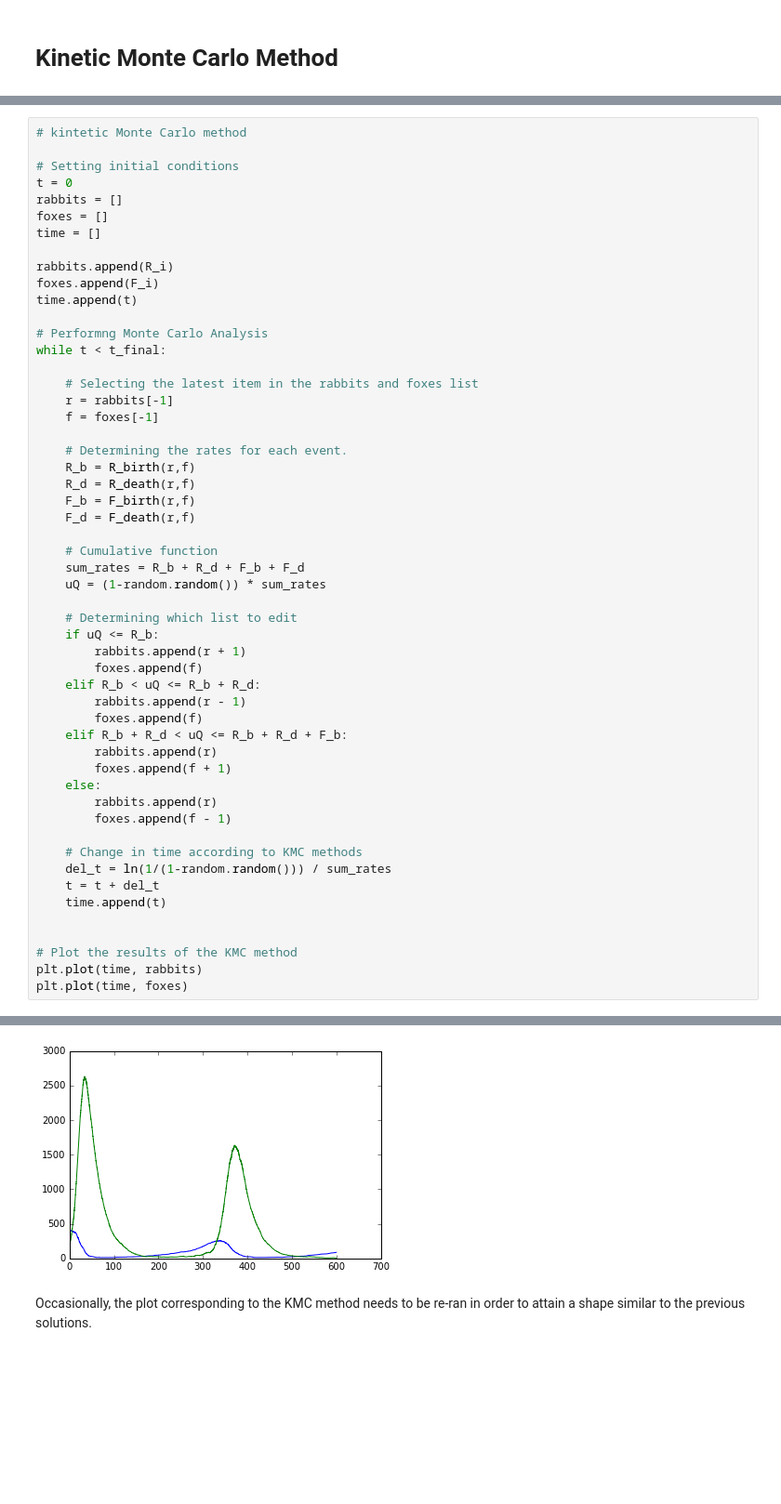
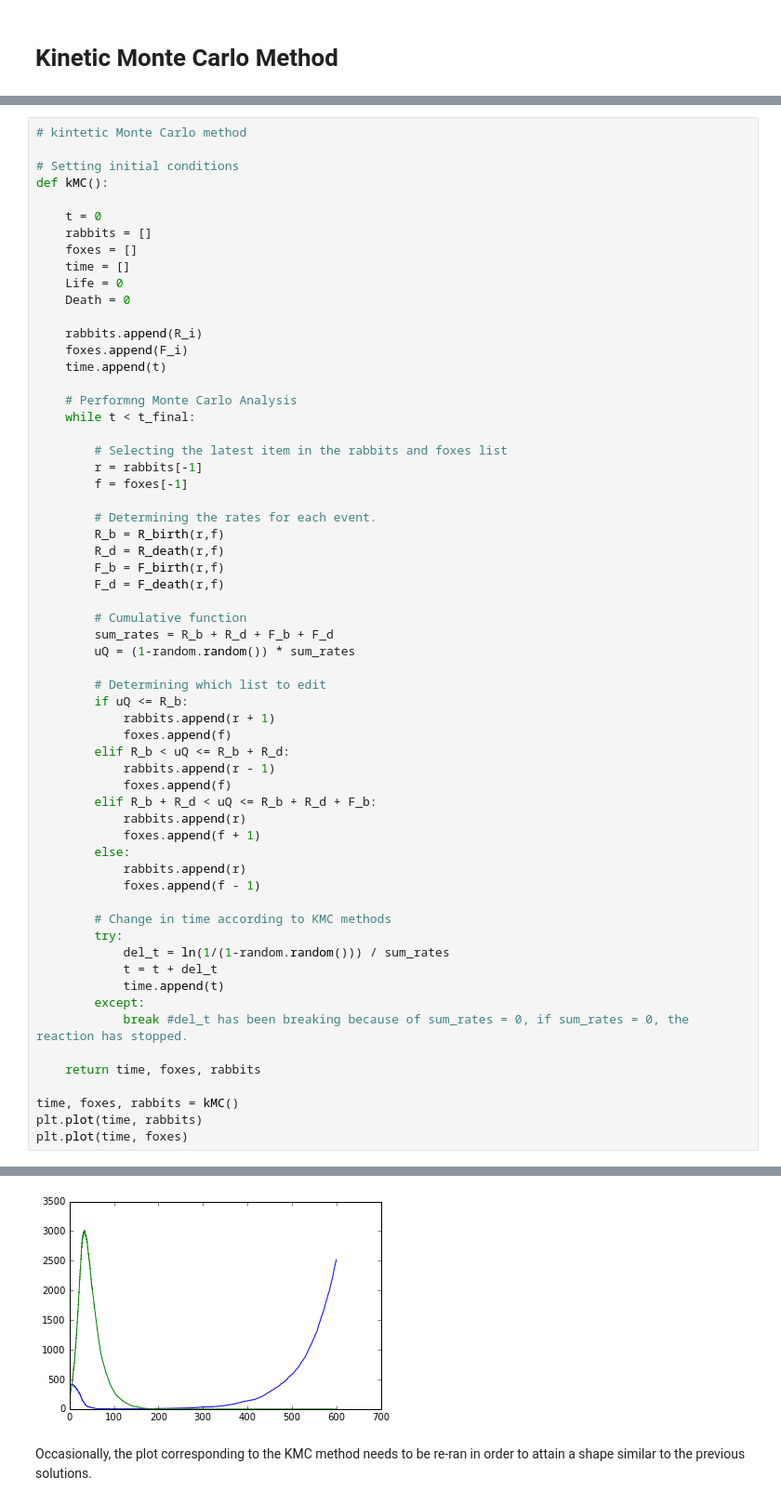
Before and after one commit to cainja/rabbits-and-foxes-nateharms, a Jupyter notebook: rabbits-and-foxes-py2.ipynb, the cells around one changed output, grey strips where cells are left out. Shown: that part at 93% size. Saved outputs shown, nothing was run; the diff lists cells and outputs as text; blank space fills up the shorter version.

```diff
--- a/rabbits-and-foxes-py2.ipynb
+++ b/rabbits-and-foxes-py2.ipynb
@@ -106,58 +107,66 @@ def F_death(R,F):
 # %%
 # kintetic Monte Carlo method
 
 # Setting initial conditions
-t = 0
-rabbits = []
-foxes = []
-time = []
+def kMC():
 
-rabbits.append(R_i)
-foxes.append(F_i)
-time.append(t)
+    t = 0
+    rabbits = []
+    foxes = []
+    time = []
+    Life = 0
+    Death = 0
 
-# Performng Monte Carlo Analysis
-while t < t_final:
-
-    # Selecting the latest item in the rabbits and foxes list
-    r = rabbits[-1]
-    f = foxes[-1]
-
-    # Determining the rates for each event.
-    R_b = R_birth(r,f)
-    R_d = R_death(r,f)
-    F_b = F_birth(r,f)
-    F_d = F_death(r,f)
-
-    # Cumulative function
-    sum_rates = R_b + R_d + F_b + F_d
-    uQ = (1-random.random()) * sum_rates
-
-    # Determining which list to edit
-    if uQ <= R_b:
-        rabbits.append(r + 1)
-        foxes.append(f)
-    elif R_b < uQ <= R_b + R_d:
-        rabbits.append(r - 1)
-        foxes.append(f)
-    elif R_b + R_d < uQ <= R_b + R_d + F_b:
-        rabbits.append(r)
-        foxes.append(f + 1)
-    else:
-        rabbits.append(r)
-        foxes.append(f - 1)
-
-    # Change in time according to KMC methods
-    del_t = ln(1/(1-random.random())) / sum_rates
-    t = t + del_t
+    rabbits.append(R_i)
+    foxes.append(F_i)
     time.append(t)
 
+    # Performng Monte Carlo Analysis
+    while t < t_final:
 
-# Plot the results of the KMC method
+        # Selecting the latest item in the rabbits and foxes list
+        r = rabbits[-1]
+        f = foxes[-1]
+
+        # Determining the rates for each event.
+        R_b = R_birth(r,f)
+        R_d = R_death(r,f)
+        F_b = F_birth(r,f)
+        F_d = F_death(r,f)
+
+        # Cumulative function
+        sum_rates = R_b + R_d + F_b + F_d
+        uQ = (1-random.random()) * sum_rates
+
+        # Determining which list to edit
+        if uQ <= R_b:
+            rabbits.append(r + 1)
+            foxes.append(f)
+        elif R_b < uQ <= R_b + R_d:
+            rabbits.append(r - 1)
+            foxes.append(f)
+        elif R_b + R_d < uQ <= R_b + R_d + F_b:
+            rabbits.append(r)
+            foxes.append(f + 1)
+        else:
+            rabbits.append(r)
+            foxes.append(f - 1)
+
+        # Change in time according to KMC methods
+        try:
+            del_t = ln(1/(1-random.random())) / sum_rates
+            t = t + del_t
+            time.append(t)
+        except:
+            break #del_t has been breaking because of sum_rates = 0, if sum_rates = 0, the reaction has stopped.
+
+    return time, foxes, rabbits
+
+time, foxes, rabbits = kMC()
 plt.plot(time, rabbits)
 plt.plot(time, foxes)
 # %% [output]
 [<matplotlib.lines.Line2D at 0x...>]
-[figure, old version]
+[figure, new version]
 # %% [markdown]
 Occasionally, the plot corresponding to the KMC method needs to be re-ran in order to attain a shape similar to the previous solutions.
```
Also changed, not shown: parts of 3 cells of this notebook.
